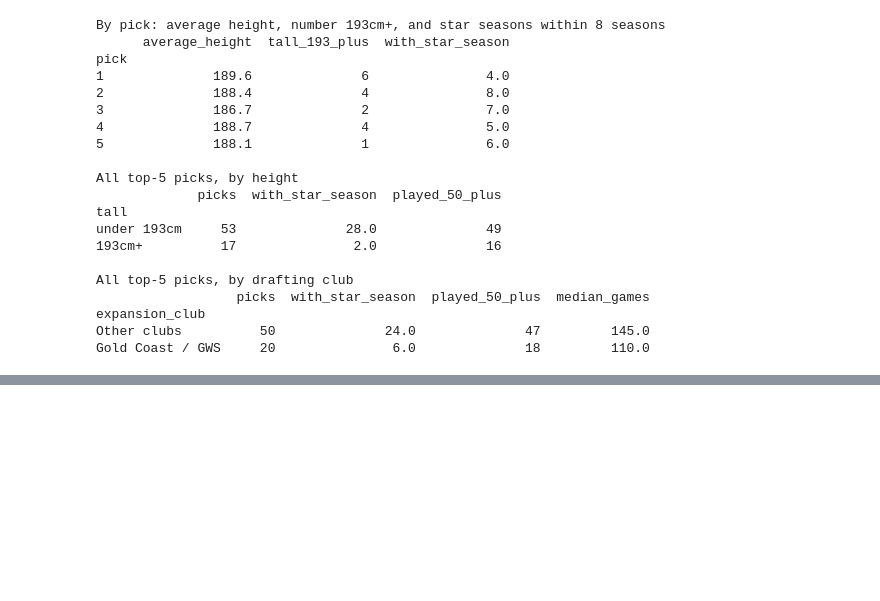
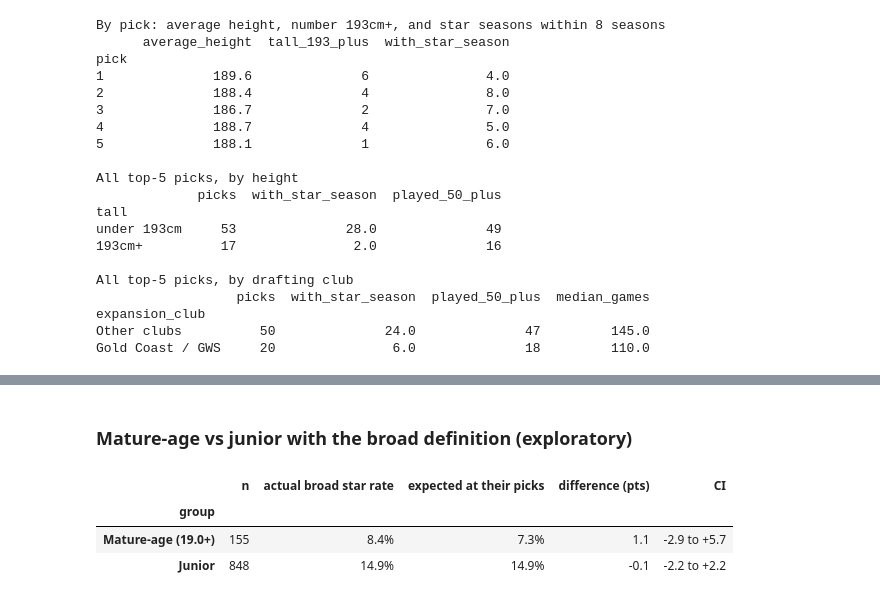
Before and after one commit to pete1729/afl-analytics, a Jupyter notebook: notebooks/06_where_stars_come_from.ipynb, the cells around one changed output, grey strips where cells are left out. Drawn from its saved outputs; the diff is of its cells as text; code cells hidden in the pictures; blank space fills up the shorter version.

```diff
--- a/notebooks/06_where_stars_come_from.ipynb
+++ b/notebooks/06_where_stars_come_from.ipynb
@@ -584,3 +744,21 @@ Gold Coast / GWS     20               6.0              18         110.0
+# %% [markdown]
+### Mature-age vs junior with the broad definition (exploratory)
+# %%
+picks["expected_broad"] = curve(picks["pick"].to_numpy(), picks["broad_star"].to_numpy())[picks["pick"] - 1]
+picks["resid_broad"] = picks["broad_star"] - picks["expected_broad"]
+aged = picks[picks["age"].notna()]
+rows = []
+for label, g in [("Mature-age (19.0+)", aged[aged["mature_age"]]), ("Junior", aged[~aged["mature_age"]])]:
+    est, low, high = bootstrap(g, lambda d: d["resid_broad"].mean() * 100, n=N_BOOT)
+    rows.append({"group": label, "n": len(g), "actual broad star rate": f"{g['broad_star'].mean():.1%}",
+                 "expected at their picks": f"{g['expected_broad'].mean():.1%}",
+                 "difference (pts)": round(est, 1), "CI": f"{low:+.1f} to {high:+.1f}"})
+pd.DataFrame(rows).set_index("group")
+# %% [output]
+|  | n | actual broad star rate | expected at their picks | difference (pts) | CI |
+| group |  |  |  |  |  |
+| Mature-age (19.0+) | 155 | 8.4% | 7.3% | 1.1 | -2.9 to +5.7 |
+| Junior | 848 | 14.9% | 14.9% | -0.1 | -2.2 to +2.2 |
 # %% [markdown]
 # Results
 
```
Also changed, not shown: parts of 9 cells of this notebook, 1 other file.
